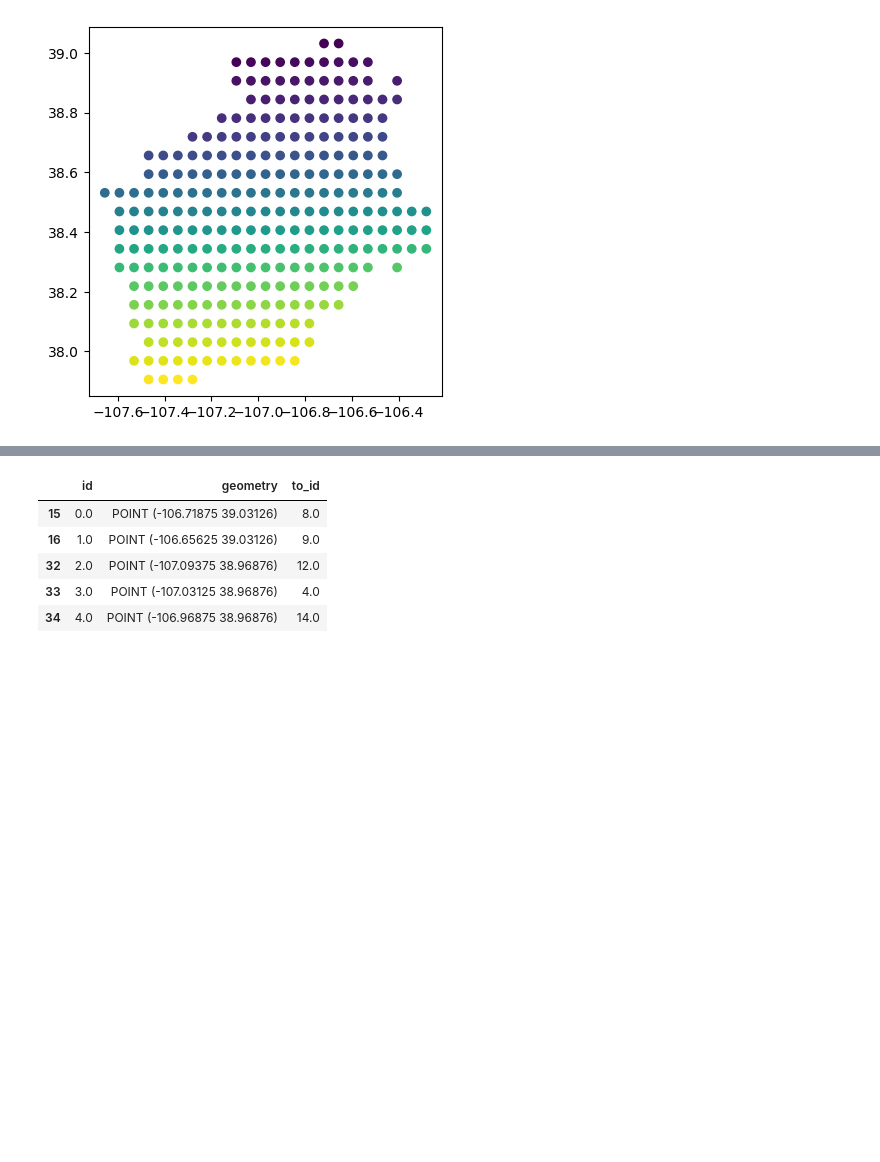
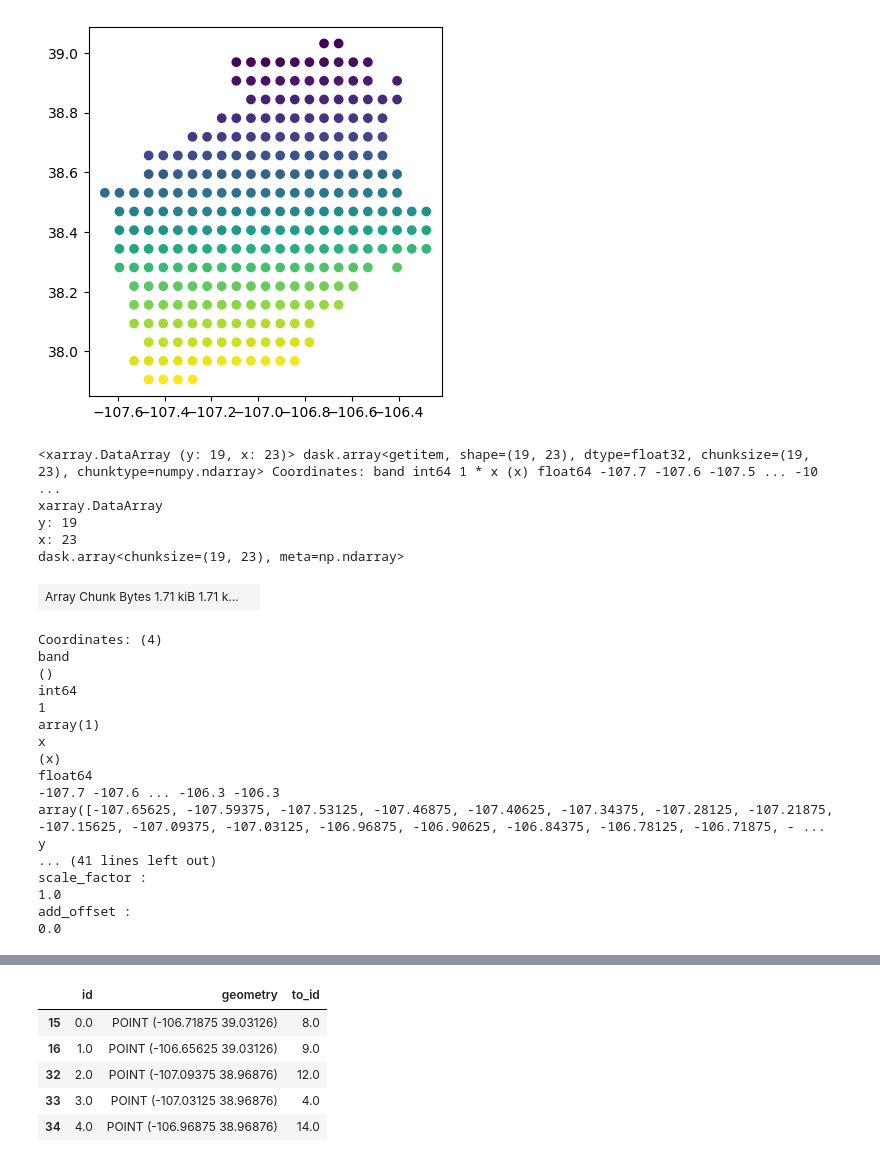
Before and after one commit to UW-SASWE/ResORR, a Jupyter notebook: notebooks/methods/Network-Generation.ipynb, the cells around one changed output, grey strips where cells are left out. Drawn from its saved outputs; the diff is of its cells as text; code cells hidden in the pictures; blank space fills up the shorter version.

```diff
--- a/notebooks/methods/Network-Generation.ipynb
+++ b/notebooks/methods/Network-Generation.ipynb
@@ -70,6 +103,32 @@ grid_pts.plot('id')
 # %% [output]
 <AxesSubplot:>
 [figure]
+# %%
+band_vicfmt
+# %% [output]
+<xarray.DataArray (y: 19, x: 23)> dask.array<getitem, shape=(19, 23), dtype=float32, chunksize=(19, 23), chunktype=numpy.ndarray> Coordinates: band int64 1 * x (x) float64 -107.7 -107.6 -107.5 ... -10 ...
+xarray.DataArray
+y: 19
+x: 23
+dask.array<chunksize=(19, 23), meta=np.ndarray>
+| Array Chunk Bytes 1.71 kiB 1.71 k... |  |
+Coordinates: (4)
+band
+()
+int64
+1
+array(1)
+x
+(x)
+float64
+-107.7 -107.6 ... -106.3 -106.3
+array([-107.65625, -107.59375, -107.53125, -107.46875, -107.40625, -107.34375, -107.28125, -107.21875, -107.15625, -107.09375, -107.03125, -106.96875, -106.90625, -106.84375, -106.78125, -106.71875, - ...
+y
+... (41 lines left out)
+scale_factor :
+1.0
+add_offset :
+0.0
 # %%
 # create id of each cell
 operations = {
```
Also changed, not shown: parts of 9 cells of this notebook.
